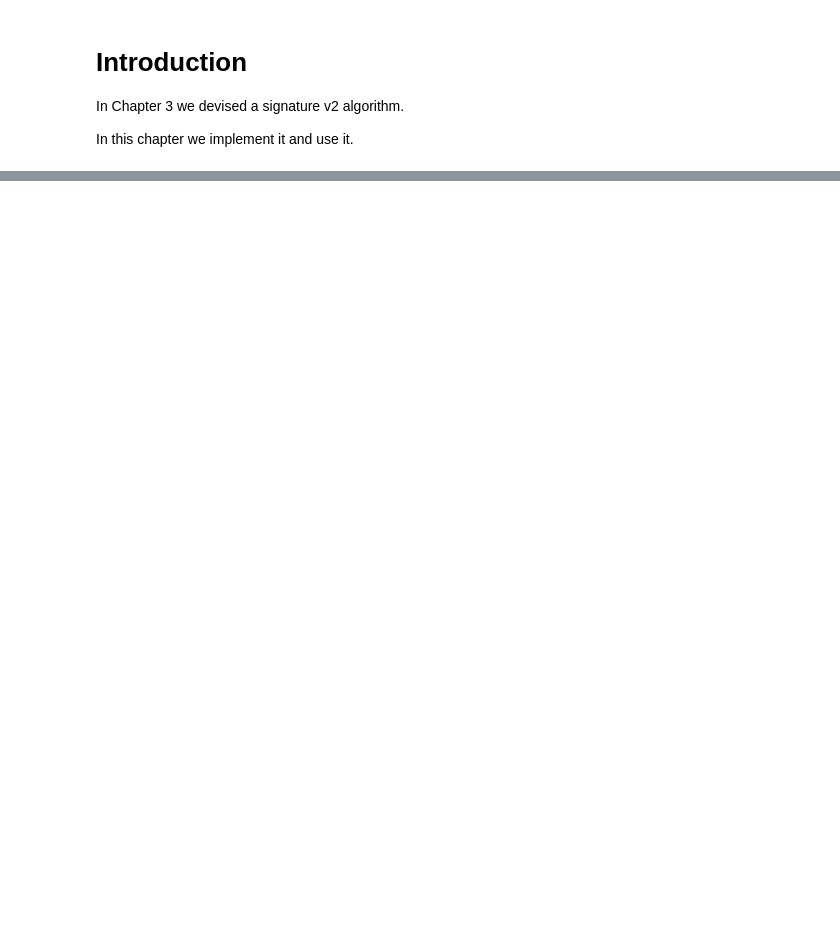
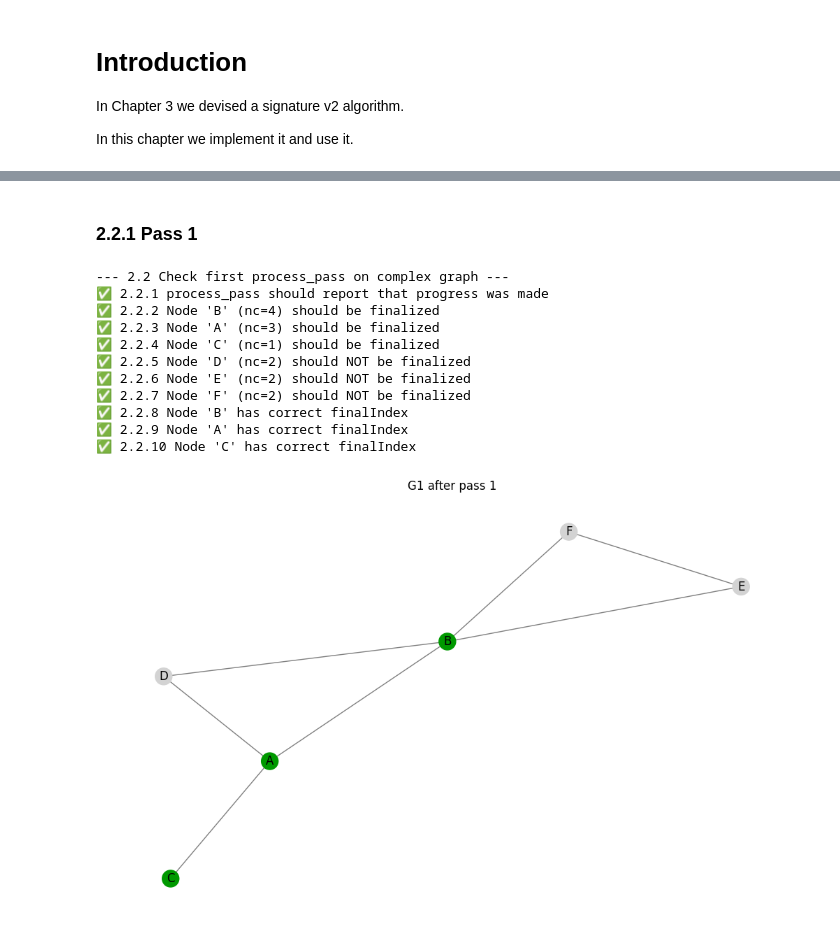
Before and after one commit to paganaye/ramsey-v2, a Jupyter notebook: chapter4-signature-v2-implementation/graph-signatures-signature-v2-implementation.ipynb, the cells around one changed output, grey strips where cells are left out. Cells and saved outputs as stored; diff of their text form; code cells hidden in the pictures; blank space fills up the shorter version.

Commit message:
Add tests up to create_initial_signatures

```diff
--- a/chapter4-signature-v2-implementation/graph-signatures-signature-v2-implementation.ipynb
+++ b/chapter4-signature-v2-implementation/graph-signatures-signature-v2-implementation.ipynb
@@ -206,0 +297,60 @@ check(
+# %% [markdown]
+### 2.2.1 Pass 1
+# %%
+# Re-creating the setup to keep the test cell independent
+
+g_sigs_2_2 = GraphSignatures(graph=complex_graph)
+
+# Run the first pass
+made_progress = g_sigs_2_2.process_pass(pass_number=1)
+
+# --- Perform checks ---
+print("--- 2.2 Check first process_pass on complex graph ---")
+
+check(
+    "2.2.1 process_pass should report that progress was made",
+    made_progress == True
+)
+
+# Get all signatures after the pass
+sigs = g_sigs_2_2.signatures_map
+node_a_sig = sigs.get("A")
+node_b_sig = sigs.get("B")
+node_c_sig = sigs.get("C")
+node_d_sig = sigs.get("D")
+node_e_sig = sigs.get("E")
+node_f_sig = sigs.get("F")
+
+# Check the unique nodes that should now be finalized
+check("2.2.2 Node 'B' (nc=4) should be finalized", node_b_sig.isFinalized())
+check("2.2.3 Node 'A' (nc=3) should be finalized", node_a_sig.isFinalized())
+check("2.2.4 Node 'C' (nc=1) should be finalized", node_c_sig.isFinalized())
+
+# Check the ambiguous group that should NOT be finalized
+check("2.2.5 Node 'D' (nc=2) should NOT be finalized", not node_d_sig.isFinalized())
+check("2.2.6 Node 'E' (nc=2) should NOT be finalized", not node_e_sig.isFinalized())
+check("2.2.7 Node 'F' (nc=2) should NOT be finalized", not node_f_sig.isFinalized())
+
+# Optional: Check the finalIndex values based on descending neighbourCount sort
+# B (nc=4) -> index 0
+# A (nc=3) -> index 1
+# D,E,F (nc=2) -> indices 2,3,4
+# C (nc=1) -> index 5
+check("2.2.8 Node 'B' has correct finalIndex", node_b_sig.finalIndex == 0)
+check("2.2.9 Node 'A' has correct finalIndex", node_a_sig.finalIndex == 1)
+check("2.2.10 Node 'C' has correct finalIndex", node_c_sig.finalIndex == 5)
+
+make_fig(g_sigs_2_2, "G1 after pass 1")
+# %% [output]
+--- 2.2 Check first process_pass on complex graph ---
+✅ 2.2.1 process_pass should report that progress was made
+✅ 2.2.2 Node 'B' (nc=4) should be finalized
+✅ 2.2.3 Node 'A' (nc=3) should be finalized
+✅ 2.2.4 Node 'C' (nc=1) should be finalized
+✅ 2.2.5 Node 'D' (nc=2) should NOT be finalized
+✅ 2.2.6 Node 'E' (nc=2) should NOT be finalized
+✅ 2.2.7 Node 'F' (nc=2) should NOT be finalized
+✅ 2.2.8 Node 'B' has correct finalIndex
+✅ 2.2.9 Node 'A' has correct finalIndex
+✅ 2.2.10 Node 'C' has correct finalIndex
+[figure, added]
```
Also changed, not shown: parts of 17 cells of this notebook, 1 other file.
